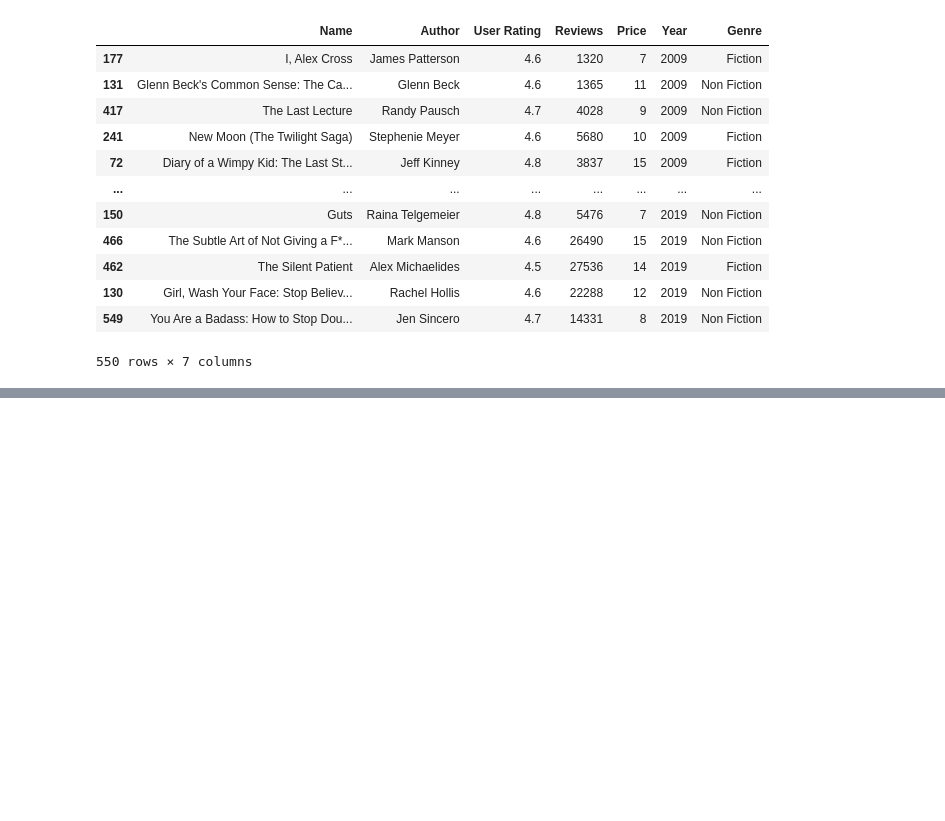
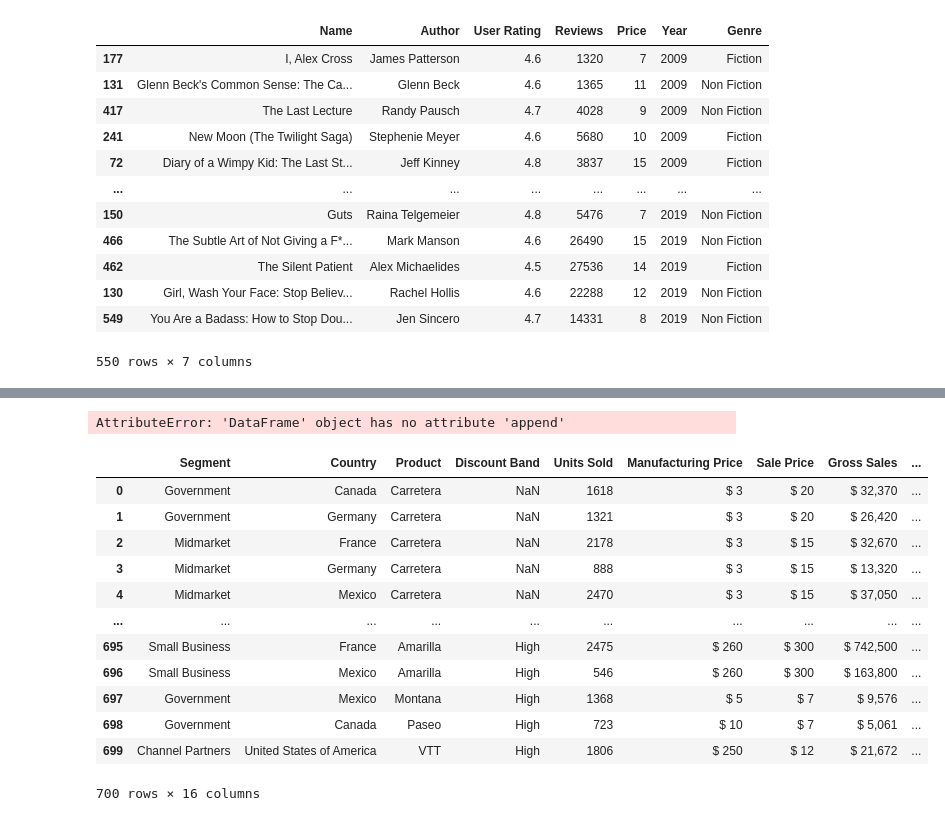
Before and after one commit to jpm2000/numpy_pandas, a Jupyter notebook: principales.ipynb, the cells around one changed output, grey strips where cells are left out. Saved outputs shown, nothing was run; the diff lists cells and outputs as text; code cells hidden in the pictures; blank space fills up the shorter version.

```diff
--- a/principales.ipynb
+++ b/principales.ipynb
@@ -257,0 +336,22 @@ books.sort_values('Year', ascending=True)
+# %%
+# lo raro es que como tal este data frame no me deja agregar nuevos valores con append
+books.append(new)
+# %% [output]
+AttributeError: 'DataFrame' object has no attribute 'append'
+# %%
+salaries = pd.read_csv('/Users/juanmanrique/Documents/numpy_pandas/financial_sample copy.csv', header=0, sep=",")
+salaries
+# %% [output]
+|  | Segment | Country | Product | Discount Band | Units Sold | Manufacturing Price | Sale Price | Gross Sales | ... |
+| 0 | Government | Canada | Carretera | NaN | 1618 | $ 3 | $ 20 | $ 32,370 | ... |
+| 1 | Government | Germany | Carretera | NaN | 1321 | $ 3 | $ 20 | $ 26,420 | ... |
+| 2 | Midmarket | France | Carretera | NaN | 2178 | $ 3 | $ 15 | $ 32,670 | ... |
+| 3 | Midmarket | Germany | Carretera | NaN | 888 | $ 3 | $ 15 | $ 13,320 | ... |
+| 4 | Midmarket | Mexico | Carretera | NaN | 2470 | $ 3 | $ 15 | $ 37,050 | ... |
+| ... | ... | ... | ... | ... | ... | ... | ... | ... | ... |
+| 695 | Small Business | France | Amarilla | High | 2475 | $ 260 | $ 300 | $ 742,500 | ... |
+| 696 | Small Business | Mexico | Amarilla | High | 546 | $ 260 | $ 300 | $ 163,800 | ... |
+| 697 | Government | Mexico | Montana | High | 1368 | $ 5 | $ 7 | $ 9,576 | ... |
+| 698 | Government | Canada | Paseo | High | 723 | $ 10 | $ 7 | $ 5,061 | ... |
+| 699 | Channel Partners | United States of America | VTT | High | 1806 | $ 250 | $ 12 | $ 21,672 | ... |
+700 rows × 16 columns
```
Also changed, not shown: parts of 11 cells of this notebook, 3 other files.
